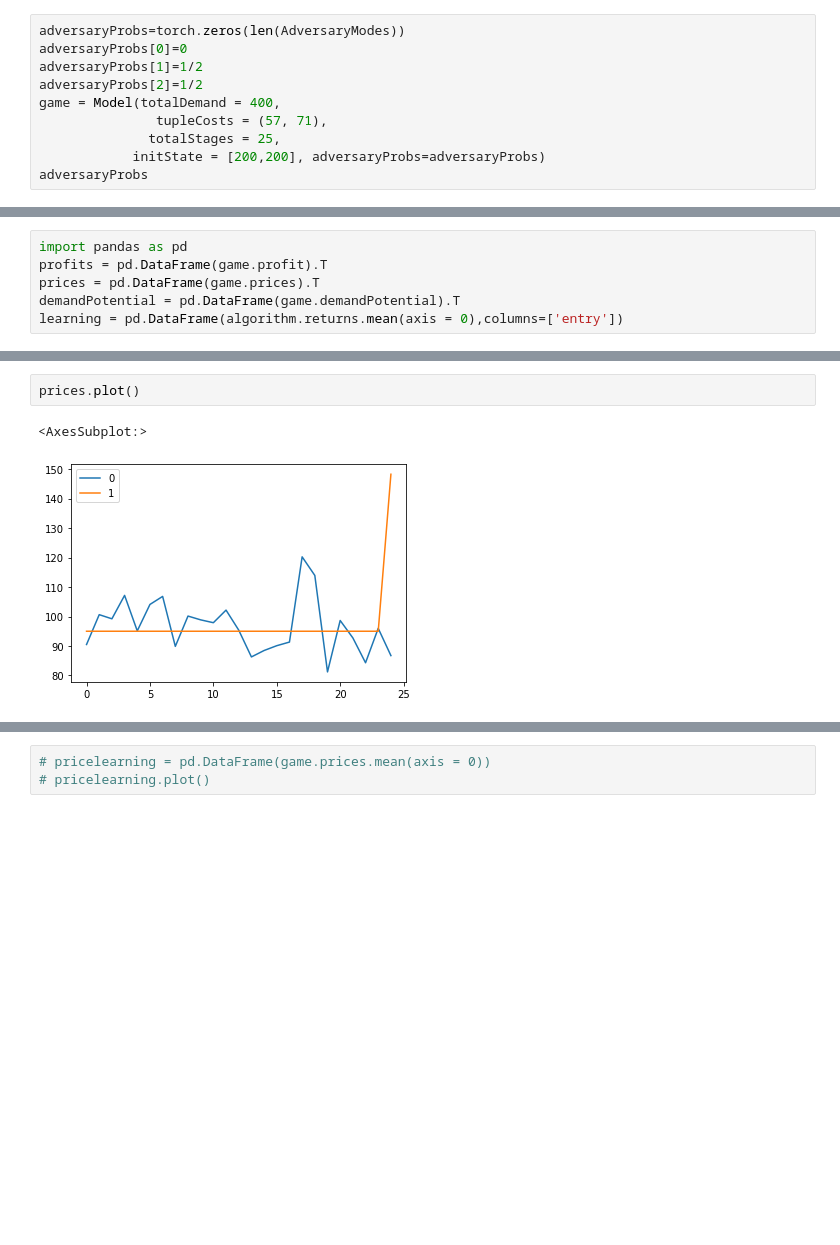
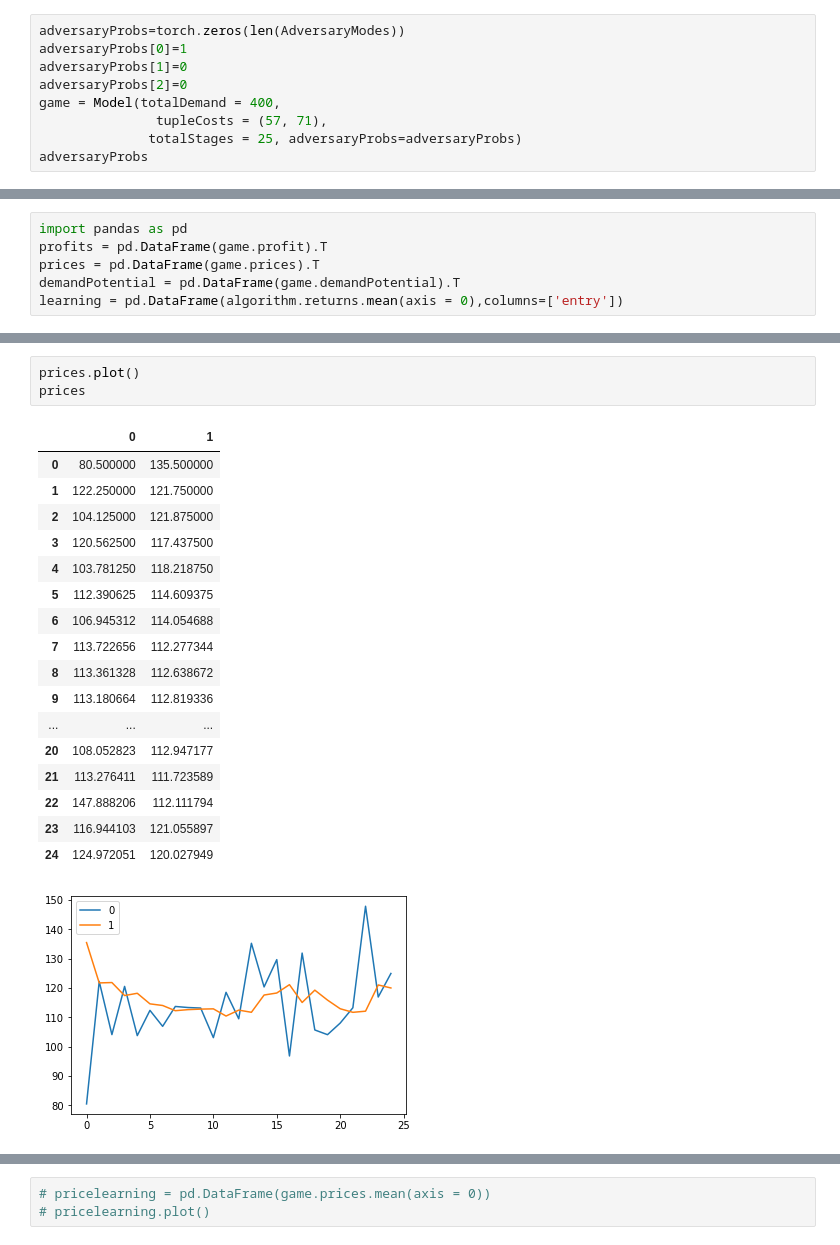
Before and after one commit to stengel/EquiLearn, a Jupyter notebook: learningAgents/src/LearningAgent_Simulations1.ipynb, the cells around one changed output, grey strips where cells are left out. Cells and saved outputs as stored; diff of their text form; blank space fills up the shorter version.

Commit message:
stage added in the state

```diff
--- a/learningAgents/src/LearningAgent_Simulations1.ipynb
+++ b/learningAgents/src/LearningAgent_Simulations1.ipynb
@@ -7,12 +7,11 @@ import torch.nn as nn
 from torch.distributions import Categorical
 # %%
 adversaryProbs=torch.zeros(len(AdversaryModes))
-adversaryProbs[0]=0
-adversaryProbs[1]=1/2
-adversaryProbs[2]=1/2
+adversaryProbs[0]=1
+adversaryProbs[1]=0
+adversaryProbs[2]=0
 game = Model(totalDemand = 400,
                tupleCosts = (57, 71),
-              totalStages = 25,
-            initState = [200,200], adversaryProbs=adversaryProbs)
+              totalStages = 25, adversaryProbs=adversaryProbs)
 adversaryProbs
 # %% [output]
@@ -148,8 +137,25 @@ profits
 # %%
 prices.plot()
+prices
 # %% [output]
-<AxesSubplot:>
+|  | 0 | 1 |
+| 0 | 80.500000 | 135.500000 |
+| 1 | 122.250000 | 121.750000 |
+| 2 | 104.125000 | 121.875000 |
+| 3 | 120.562500 | 117.437500 |
+| 4 | 103.781250 | 118.218750 |
+| 5 | 112.390625 | 114.609375 |
+| 6 | 106.945312 | 114.054688 |
+| 7 | 113.722656 | 112.277344 |
+| 8 | 113.361328 | 112.638672 |
+| 9 | 113.180664 | 112.819336 |
+| ... | ... | ... |
+| 20 | 108.052823 | 112.947177 |
+| 21 | 113.276411 | 111.723589 |
+| 22 | 147.888206 | 112.111794 |
+| 23 | 116.944103 | 121.055897 |
+| 24 | 124.972051 | 120.027949 |
-[figure, old version]
+[figure, new version]
 # %%
 learning.plot()
 # %% [output]
```
Also changed, not shown: parts of 14 cells of this notebook, 3 other files.
